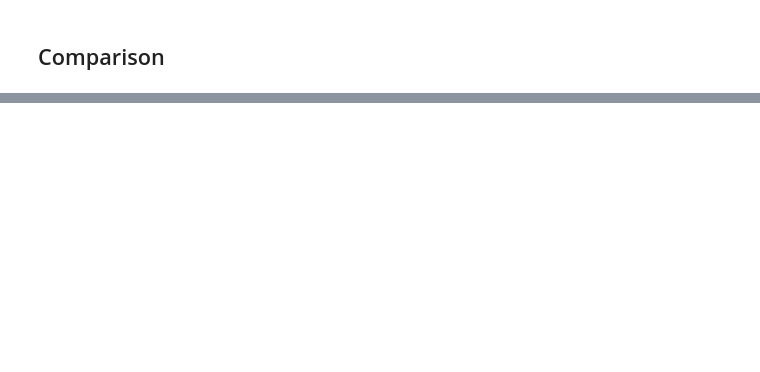
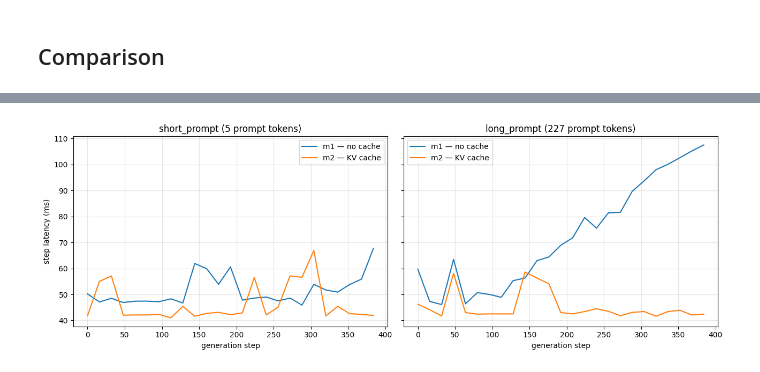
Before and after one commit to Jayaprakash-030/tiny-inference-engine, a Jupyter notebook: notebooks/01_naive_and_cache.ipynb, the cells around one changed output, grey strips where cells are left out. Cells and saved outputs as stored; diff of their text form; code cells hidden in the pictures; blank space fills up the shorter version.

```diff
--- a/notebooks/01_naive_and_cache.ipynb
+++ b/notebooks/01_naive_and_cache.ipynb
@@ -54,15 +127,20 @@ for a, b in zip(m1, m2):
 # %%
 import matplotlib.pyplot as plt
+from pathlib import Path
+
+Path("benchmarks/plots").mkdir(parents=True, exist_ok=True)
 
 fig, axes = plt.subplots(1, 2, figsize=(13, 4.5), sharey=True)
 for ax, a, b in zip(axes, m1, m2):
     ax.plot(range(0, len(a["curve"]) * 16, 16), a["curve"], label="m1 — no cache")
     ax.plot(range(0, len(b["curve"]) * 16, 16), b["curve"], label="m2 — KV cache")
     ax.set_title(f"{a['label']} ({a['prompt_tokens']} prompt tokens)")
     ax.set_xlabel("generation step")
     ax.grid(alpha=0.3)
     ax.legend()
 axes[0].set_ylabel("step latency (ms)")
 plt.tight_layout()
 plt.savefig("benchmarks/plots/m1_vs_m2.png", dpi=140)
 plt.show()
+# %% [output]
+[figure, added]
```
Also changed, not shown: parts of 7 cells of this notebook, 7 other files.
